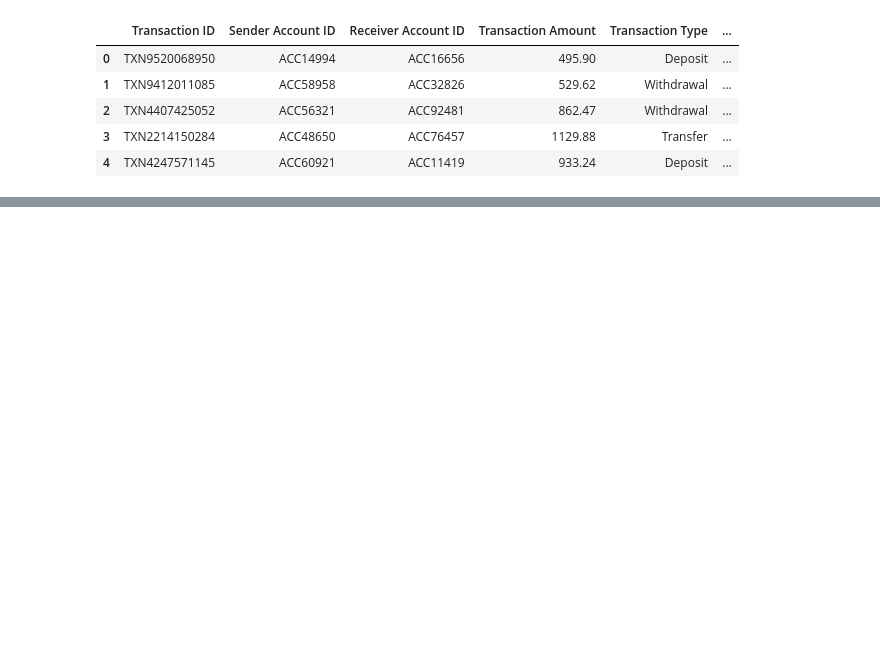
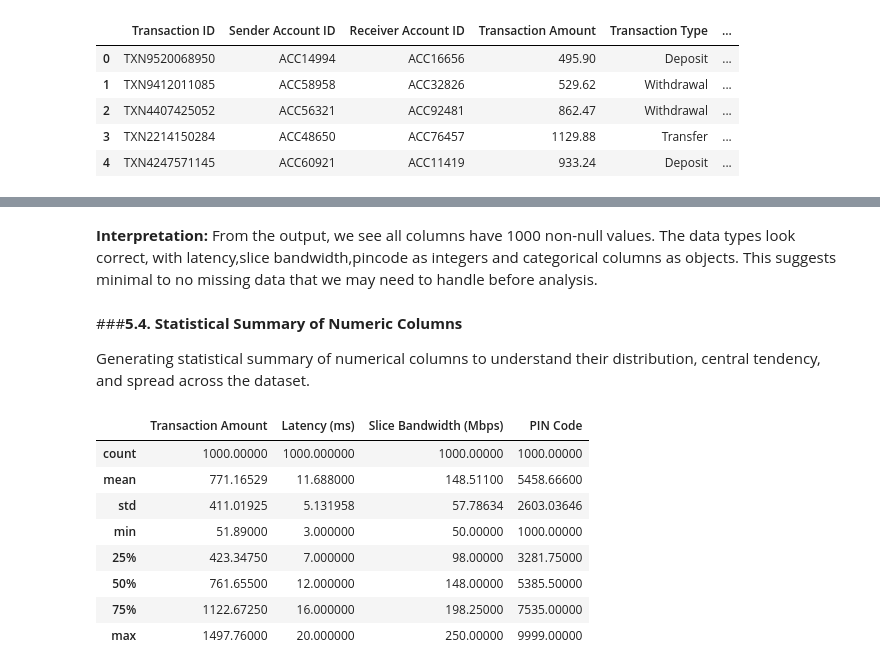
Before and after one commit to Sagarjain93/Operations_transaction_Data, a Jupyter notebook: transaction_data.ipynb, the cells around one changed output, grey strips where cells are left out. Cells and saved outputs as stored; diff of their text form; code cells hidden in the pictures; blank space fills up the shorter version.

Commit message:
feat: initial data audit including numerical and categorical summaries

```diff
--- a/transaction_data.ipynb
+++ b/transaction_data.ipynb
@@ -124,0 +157,18 @@ df.head()
+# %% [markdown]
+**Interpretation:** From the output, we see all columns have 1000 non-null values. The data types look correct, with latency,slice bandwidth,pincode as integers and categorical columns as objects. This suggests minimal to no missing data that we may need to handle before analysis.
+# %% [markdown]
+###**5.4. Statistical Summary of Numeric Columns**
+
+Generating statistical summary of numerical columns to understand their distribution, central tendency, and spread across the dataset.
+# %%
+df.select_dtypes(include='number').describe()
+# %% [output]
+|  | Transaction Amount | Latency (ms) | Slice Bandwidth (Mbps) | PIN Code |
+| count | 1000.00000 | 1000.000000 | 1000.00000 | 1000.00000 |
+| mean | 771.16529 | 11.688000 | 148.51100 | 5458.66600 |
+| std | 411.01925 | 5.131958 | 57.78634 | 2603.03646 |
+| min | 51.89000 | 3.000000 | 50.00000 | 1000.00000 |
+| 25% | 423.34750 | 7.000000 | 98.00000 | 3281.75000 |
+| 50% | 761.65500 | 12.000000 | 148.00000 | 5385.50000 |
+| 75% | 1122.67250 | 16.000000 | 198.25000 | 7535.00000 |
+| max | 1497.76000 | 20.000000 | 250.00000 | 9999.00000 |
```
Also changed, not shown: parts of 8 cells of this notebook.
